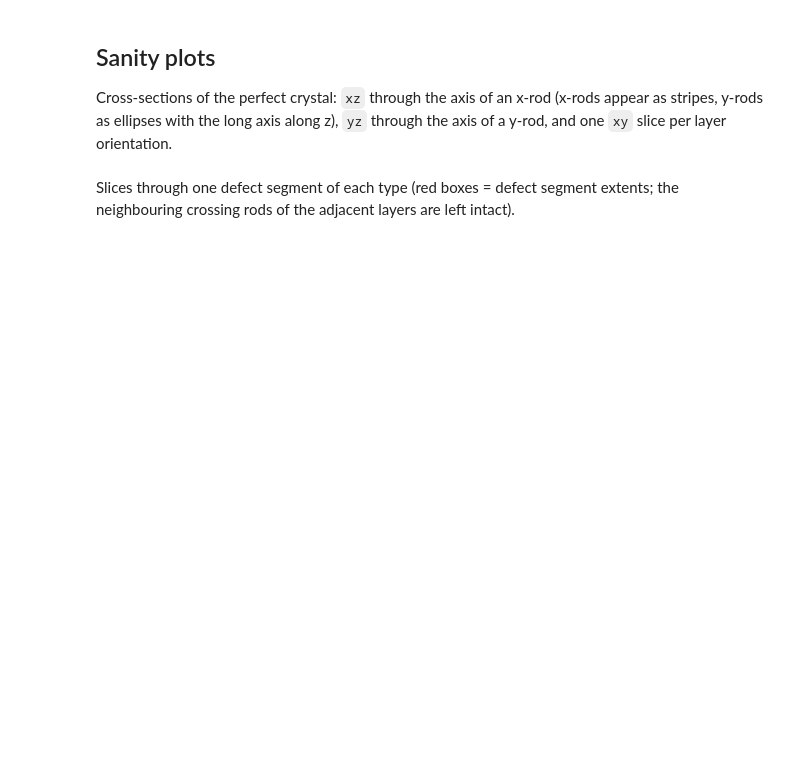
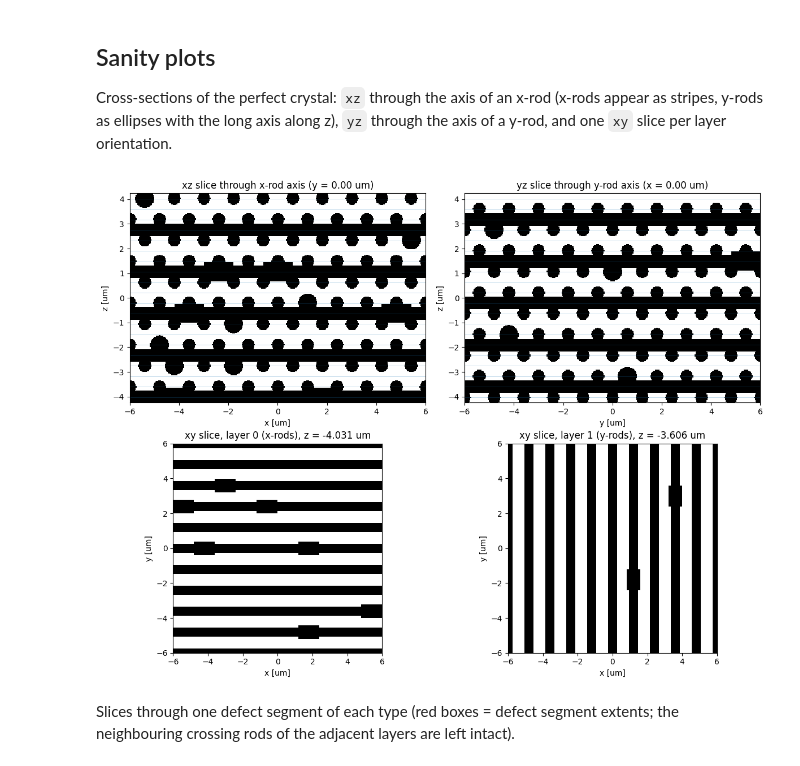
Before and after one commit to fhernandez93/LoadingPermittivityDistToSlabTransmission, a Jupyter notebook: Notebooks/Woodpiles/create_woodpile_dist.ipynb, the cells around one changed output. Drawn from its saved outputs; the diff is of its cells as text; code cells hidden in the pictures; blank space fills up the shorter version.

```diff
--- a/Notebooks/Woodpiles/create_woodpile_dist.ipynb
+++ b/Notebooks/Woodpiles/create_woodpile_dist.ipynb
@@ -69,24 +88,11 @@ The paper sample is `70 x 70 x 8.5 um^3`; here a small `8d x 8d` footprint at ~5
 # %%
-# --- Parameters (paper values) ---
-d = 1.2                          # in-plane rod pitch [um] the centre-to-centre distance between neighbouring parallel rods within one layer of the woodpile
-dz = np.sqrt(2) * d              # stacking period (4 layers), FCC
-ASPECT_RATIO = 1               # a/b, long axis along z  (a = 0.42 um)
-FF_WOODPILE = 0.40
-N_ROD = 2.5                     # IP-Dip
-PERM = N_ROD**2
-BACKGROUND = 1.0                 # air
-L = 10 * d                        # in-plane box size [um]
-BOX_SIZE = (L, L, 5 * dz)        # 5 FCC unit cells along z = 20 layers
-DX_TARGET = 0.03                 # target voxel size [um]
-GRID_SIZE = tuple(int(round(Li / DX_TARGET)) for Li in BOX_SIZE)
-print("box =", tuple(round(x, 4) for x in BOX_SIZE), " grid =", GRID_SIZE)
-
+save_rods = False
 eps0, rods0, defects0, ff0, info0 = create_woodpile_dist(
     BOX_SIZE, GRID_SIZE, d, dz=dz,
     permittivity=PERM, background_permittivity=BACKGROUND,
     filling_fraction=FF_WOODPILE, aspect_ratio=ASPECT_RATIO,
     n_defects=0,
-    verbose=True, save_rods=True,dir_save="./Structures/crystal"
+    verbose=True, save_rods=save_rods,dir_save="./Structures/crystal"
 )
 print(f"layers: {info0['n_layers']}, rods: {info0['n_rods']}, complete segments: {info0['n_segments']}")
 print(f"voxel ff = {ff0:.4f}   analytic (no overlap) pi a b / (d h) = {info0['ff_analytic']:.4f} size = {BOX_SIZE} grid = {GRID_SIZE}")
@@ -116,7 +121,7 @@ SEED = 12345
 eps_pos, rods_pos, defects_pos, ff_pos, info_pos = create_woodpile_dist(
     BOX_SIZE, GRID_SIZE, d, dz=dz, permittivity=PERM, background_permittivity=BACKGROUND,
     filling_fraction=FF_WOODPILE, aspect_ratio=ASPECT_RATIO,
-    defect_density=RHO, kappa=+2.8, seed=SEED, verbose=True,save_rods=True,dir_save="./Structures/deffects_positive"
+    defect_density=RHO, kappa=+1.2, seed=SEED, verbose=True,save_rods=save_rods,dir_save="./Structures/deffects_positive"
 )
 # %% [output]
 [ff bisection] it  0: b = 0.30000  ff = 0.51324  (target 0.4)
@@ -182,18 +193,20 @@ Cross-sections of the perfect crystal: `xz` through the axis of an x-rod (x-rods
 with the long axis along z), `yz` through the axis of a y-rod, and one `xy` slice per layer orientation.
 # %%
 # an x-rod of layer 0 at y = 0 and a y-rod of layer 1 at x = 0
-xrod = rods0[(rods0['layer'] == 0) & (np.isclose(rods0['position'], 0.0))][0]
-yrod = rods0[(rods0['layer'] == 1) & (np.isclose(rods0['position'], 0.0))][0]
+xrod = rods_pos[(rods_pos['layer'] == 0) & (np.isclose(rods_pos['position'], 0.0))][0]
+yrod = rods_pos[(rods_pos['layer'] == 1) & (np.isclose(rods_pos['position'], 0.0))][0]
 
 fig, axs = plt.subplots(2, 2, figsize=(12, 9))
-show_slice(eps0, BOX_SIZE, 1, xrod['position'], axs[0, 0], title=f"xz slice through x-rod axis (y = {xrod['position']:.2f} um)")
-show_slice(eps0, BOX_SIZE, 0, yrod['position'], axs[0, 1], title=f"yz slice through y-rod axis (x = {yrod['position']:.2f} um)")
-show_slice(eps0, BOX_SIZE, 2, xrod['z'], axs[1, 0], title=f"xy slice, layer 0 (x-rods), z = {xrod['z']:.3f} um")
-show_slice(eps0, BOX_SIZE, 2, yrod['z'], axs[1, 1], title=f"xy slice, layer 1 (y-rods), z = {yrod['z']:.3f} um")
+show_slice(eps_pos, BOX_SIZE, 1, xrod['position'], axs[0, 0], title=f"xz slice through x-rod axis (y = {xrod['position']:.2f} um)")
+show_slice(eps_pos, BOX_SIZE, 0, yrod['position'], axs[0, 1], title=f"yz slice through y-rod axis (x = {yrod['position']:.2f} um)")
+show_slice(eps_pos, BOX_SIZE, 2, xrod['z'], axs[1, 0], title=f"xy slice, layer 0 (x-rods), z = {xrod['z']:.3f} um")
+show_slice(eps_pos, BOX_SIZE, 2, yrod['z'], axs[1, 1], title=f"xy slice, layer 1 (y-rods), z = {yrod['z']:.3f} um")
 for ax in axs[0]:
-    for zk in info0['z_layers']:
+    for zk in info_pos['z_layers']:
         ax.axhline(zk, color='tab:blue', lw=0.4, alpha=0.5)
 plt.tight_layout(); plt.show()
+# %% [output]
+[figure, added]
 # %% [markdown]
 Slices through one defect segment of each type (red boxes = defect segment extents; the neighbouring
 crossing rods of the adjacent layers are left intact).
```
Also changed, not shown: parts of 9 cells of this notebook, 2 other files.
